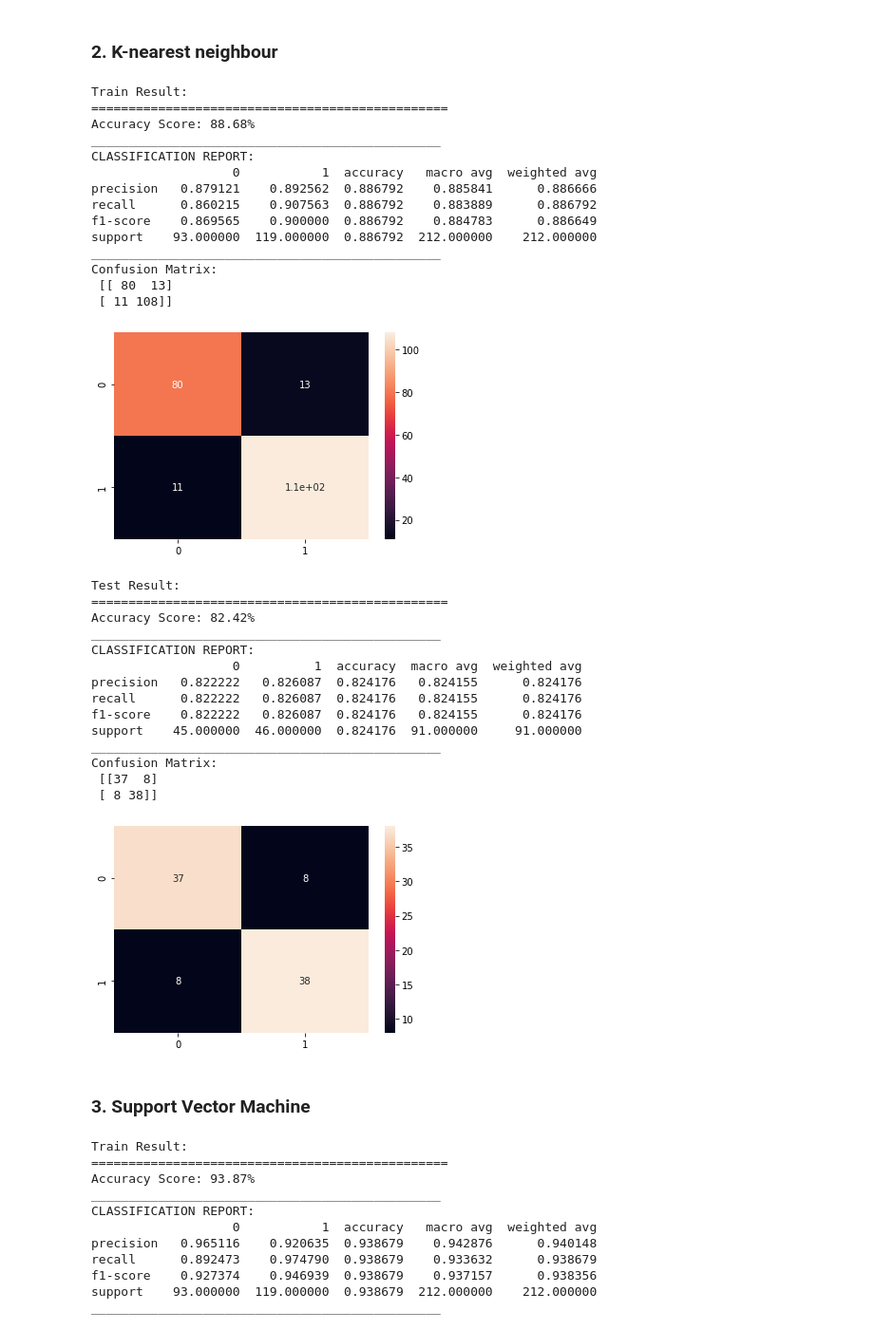
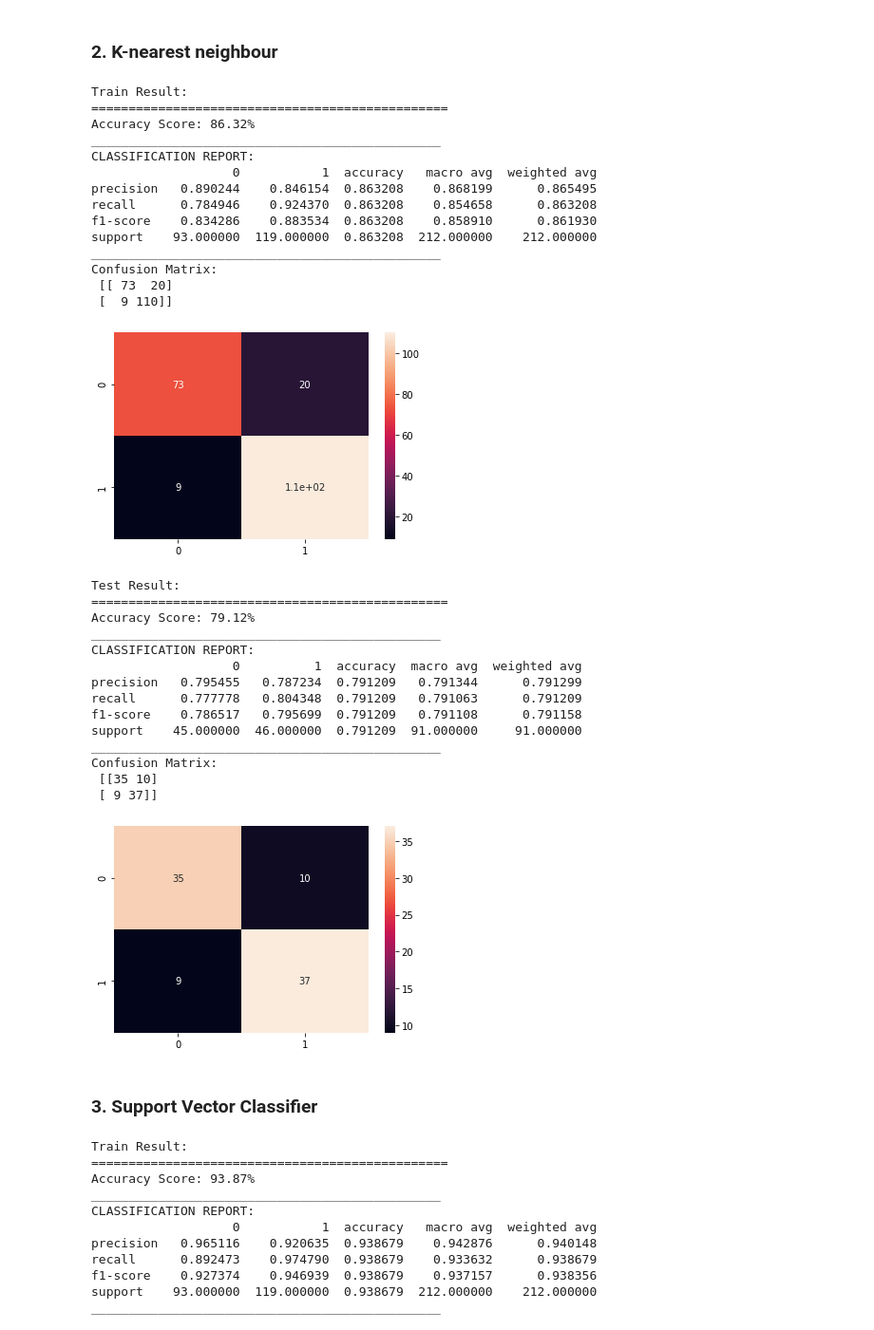
Before and after one commit to AdamHorvath12/Heart-Disease-Prediction, a Jupyter notebook: Heart-Disease-Prediction.ipynb, the cells around one changed output. Shown at 95% size. Cells and saved outputs as stored; diff of their text form; code cells hidden in the pictures.

Commit message:
All models with tuned hyperparameters

```diff
--- a/Heart-Disease-Prediction.ipynb
+++ b/Heart-Disease-Prediction.ipynb
@@ -264,0 +268,16 @@ Confusion Matrix:
+# %%
+params = {"C": np.logspace(-4, 4, 20),
+          "solver": ["liblinear"]}
+
+lr_clf = LogisticRegression()
+
+lr_cv = GridSearchCV(lr_clf, params, scoring="accuracy", n_jobs=-1, verbose=1, cv=5, iid=True)
+lr_cv.fit(X_train, y_train)
+best_params = lr_cv.best_params_
+print(f"Best parameters: {best_params}")
+lr_clf_tuned = LogisticRegression(**best_params)
+
+lr_clf_tuned.fit(X_train, y_train)
+
+print_score(lr_clf_tuned, X_train, y_train, X_test, y_test, train=True)
+print_score(lr_clf_tuned, X_train, y_train, X_test, y_test, train=False)
@@ -265,44 +320,44 @@ Confusion Matrix:
 # %% [markdown]
 ### 2. K-nearest neighbour
 # %%
-knn_clf = KNeighborsClassifier()
+knn_clf = KNeighborsClassifier(n_neighbors=15) #only hyperparameter
 knn_clf.fit(X_train, y_train)
 
 print_score(knn_clf, X_train, y_train, X_test, y_test, train=True)
 print_score(knn_clf, X_train, y_train, X_test, y_test, train=False)
 # %% [output]
 Train Result:
 ================================================
-Accuracy Score: 88.68%
+Accuracy Score: 86.32%
 _______________________________________________
 CLASSIFICATION REPORT:
                    0           1  accuracy   macro avg  weighted avg
-precision   0.879121    0.892562  0.886792    0.885841      0.886666
-recall      0.860215    0.907563  0.886792    0.883889      0.886792
-f1-score    0.869565    0.900000  0.886792    0.884783      0.886649
-support    93.000000  119.000000  0.886792  212.000000    212.000000
+precision   0.890244    0.846154  0.863208    0.868199      0.865495
+recall      0.784946    0.924370  0.863208    0.854658      0.863208
+f1-score    0.834286    0.883534  0.863208    0.858910      0.861930
+support    93.000000  119.000000  0.863208  212.000000    212.000000
 _______________________________________________
 Confusion Matrix:
- [[ 80  13]
- [ 11 108]]
+ [[ 73  20]
+ [  9 110]]
-[figure, old version]
+[figure, new version]
 Test Result:
 ================================================
-Accuracy Score: 82.42%
+Accuracy Score: 79.12%
 _______________________________________________
 CLASSIFICATION REPORT:
                    0          1  accuracy  macro avg  weighted avg
-precision   0.822222   0.826087  0.824176   0.824155      0.824176
-recall      0.822222   0.826087  0.824176   0.824155      0.824176
-f1-score    0.822222   0.826087  0.824176   0.824155      0.824176
-support    45.000000  46.000000  0.824176  91.000000     91.000000
+precision   0.795455   0.787234  0.791209   0.791344      0.791299
+recall      0.777778   0.804348  0.791209   0.791063      0.791209
+f1-score    0.786517   0.795699  0.791209   0.791108      0.791158
+support    45.000000  46.000000  0.791209  91.000000     91.000000
 _______________________________________________
 Confusion Matrix:
- [[37  8]
- [ 8 38]]
+ [[35 10]
+ [ 9 37]]
-[figure, old version]
+[figure, new version]
 # %% [markdown]
-### 3. Support Vector Machine
+### 3. Support Vector Classifier
 # %%
 svm_clf = SVC(kernel='rbf', gamma=0.1, C=1.0)
 svm_clf.fit(X_train, y_train)
```
Also changed, not shown: parts of 10 cells of this notebook, 1 other file.
